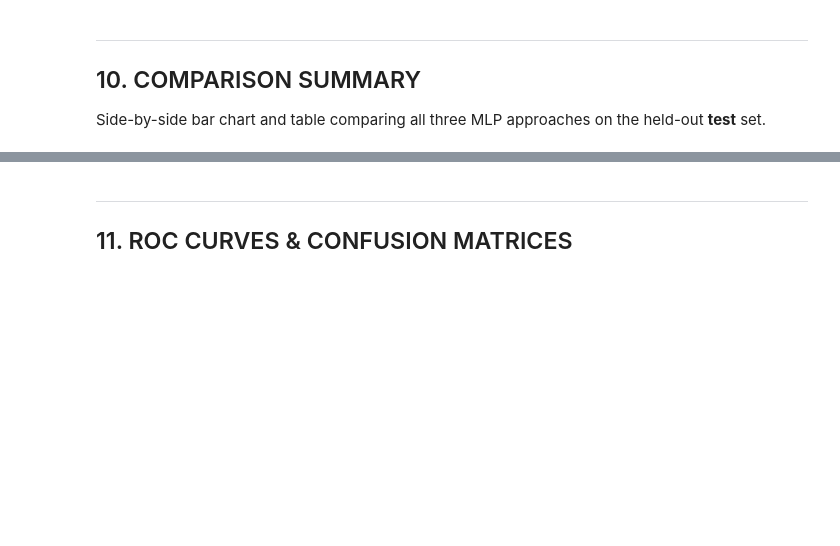
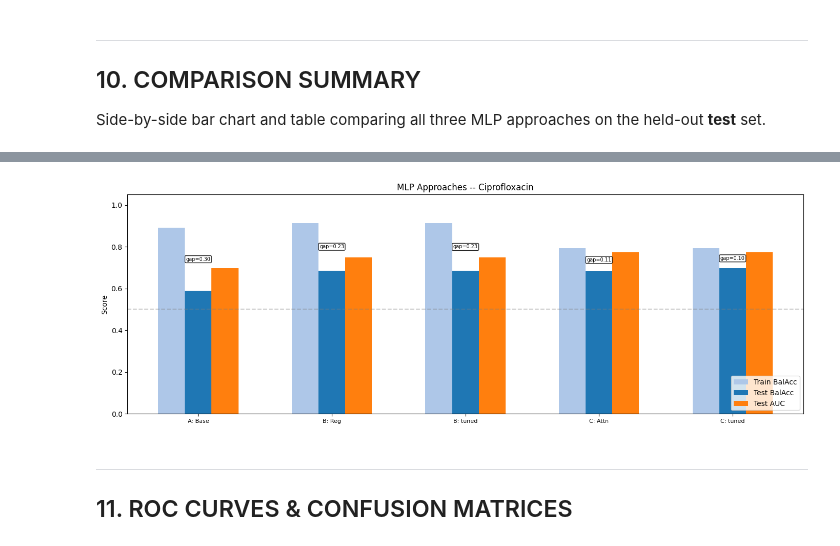
Before and after one commit to asd-standard/maldi-amr-analysis, a Jupyter notebook: 0-0-4-MLPClassifier/0-0-4-MLPClassifier.ipynb, the cells around one changed output, grey strips where cells are left out. Drawn from its saved outputs; the diff is of its cells as text; code cells hidden in the pictures; blank space fills up the shorter version.

```diff
--- a/0-0-4-MLPClassifier/0-0-4-MLPClassifier.ipynb
+++ b/0-0-4-MLPClassifier/0-0-4-MLPClassifier.ipynb
@@ -707,12 +772,12 @@ mlp_attn = MaldiMLPClassifier(
     hidden_dim=512,
     head_dims=(256, 128),
     use_attention=True,
-    dropout_high=0.4,
-    dropout_low=0.2,
-    weight_decay=1e-3,
-    learning_rate=1e-3,
-    batch_size=32,
-    epochs=100,
+    dropout_high=best_dh_b,
+    dropout_low=best_dl_b,
+    weight_decay=1e-4,
+    learning_rate=best_lr_b,
+    batch_size=64,
+    epochs=50,
     early_stopping_patience=10,
     val_fraction=0.1,
     input_transform="none",
@@ -977,13 +931,16 @@ print(summary.to_string(index=False))
 # %%
+import matplotlib.pyplot as plt
+import numpy as np
+
 # -----------------------------------------------------------------------------
 # 10.2  Bar chart comparison (with tuned thresholds)
 # -----------------------------------------------------------------------------
 
 fig, ax = plt.subplots(figsize=(14, 5))
-x = np.arange(7)
+x = np.arange(5)
 width = 0.2
 
-labels = ["A: Base", "B: Reg", "B: tuned", "C: Attn", "C: tuned", "D: Wide", "D: tuned"]
+labels = ["A: Base", "B: Reg", "B: tuned", "C: Attn", "C: tuned"]
 
 train_vals = [
     results_a["train"]["BalAcc"],
@@ -991,8 +948,6 @@ train_vals = [
     results_b["train"]["BalAcc"],
     results_c["train"]["BalAcc"],
     results_c["train"]["BalAcc"],
-    results_d["train"]["BalAcc"],
-    results_d["train"]["BalAcc"],
 ]
 test_vals = [
     results_a["test"]["BalAcc"],
@@ -1000,41 +955,39 @@ test_vals = [
     results_b_tuned_balacc,
     results_c["test"]["BalAcc"],
     results_c_tuned_balacc,
-    results_d["test"]["BalAcc"],
-    results_d_tuned_balacc,
 ]
 auc_vals = [
     results_a["test"]["ROC-AUC"],
     results_b["test"]["ROC-AUC"],
     results_b["test"]["ROC-AUC"],
     results_c["test"]["ROC-AUC"],
     results_c["test"]["ROC-AUC"],
-    results_d["test"]["ROC-AUC"],
-    results_d["test"]["ROC-AUC"],
 ]
 
 ax.bar(x - width, train_vals, width, label="Train BalAcc", color="#aec7e8")
 ax.bar(x, test_vals, width, label="Test BalAcc", color="#1f77b4")
 ax.bar(x + width, auc_vals, width, label="Test AUC", color="#ff7f0e")
 
 ax.set_xticks(x)
 ax.set_xticklabels(labels, fontsize=8)
 ax.set_ylabel("Score")
 ax.set_title(f"MLP Approaches -- {DRUG}")
 ax.legend(loc="lower right")
 ax.set_ylim(0, 1.05)
 ax.axhline(y=0.5, color="gray", linestyle="--", alpha=0.4, label="Random")
 
 for i, (tr, te) in enumerate(zip(train_vals, test_vals)):
     gap = tr - te
     if abs(gap) > 0.005:
         ax.annotate(f"gap={gap:.2f}", (i, (tr + te) / 2),
                     fontsize=7, ha="center", va="center",
                     bbox=dict(boxstyle="round,pad=0.2", fc="white", alpha=0.85))
 
 plt.tight_layout()
 plt.savefig(OUT_DIR / "approach_comparison.pdf", bbox_inches="tight")
 plt.show()
+# %% [output]
+[figure, added]
 # %% [markdown]
 ---
 ## 11. ROC CURVES & CONFUSION MATRICES
```
Also changed, not shown: parts of 18 cells of this notebook.
